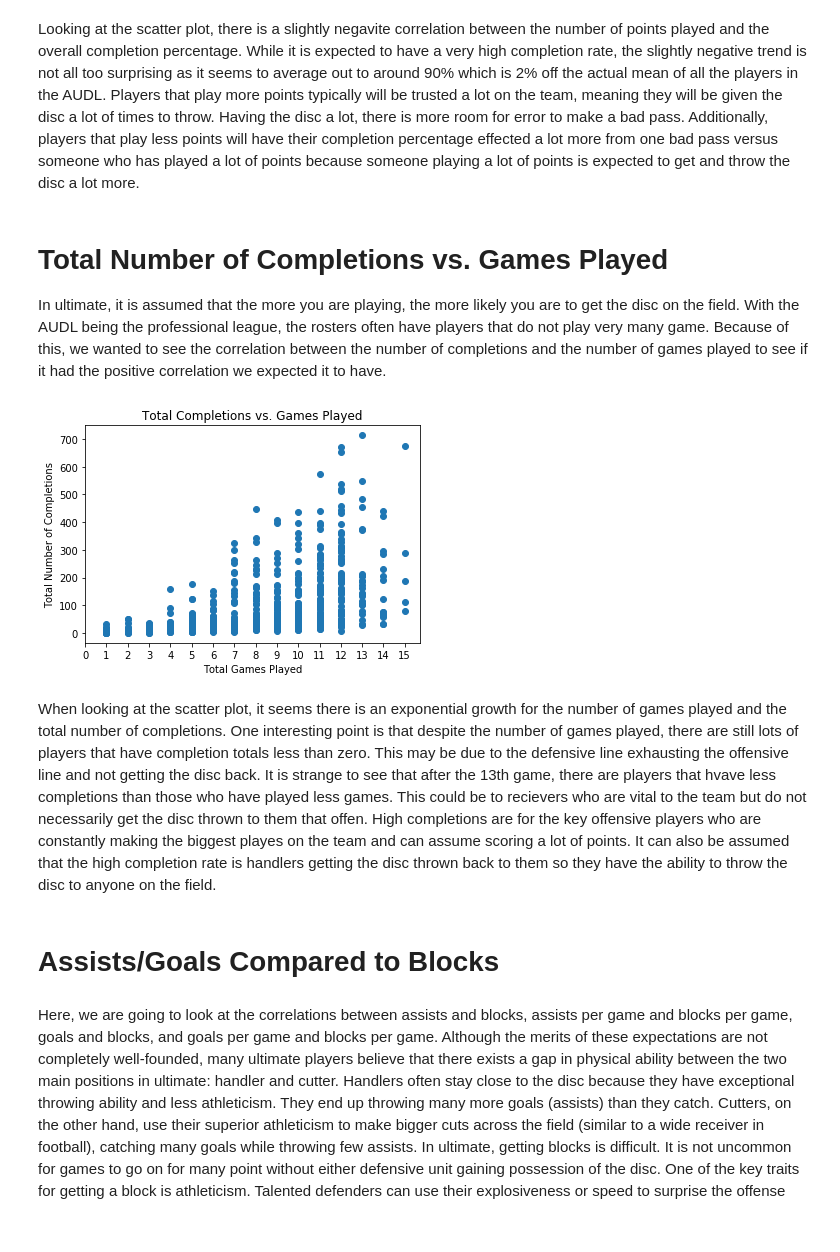
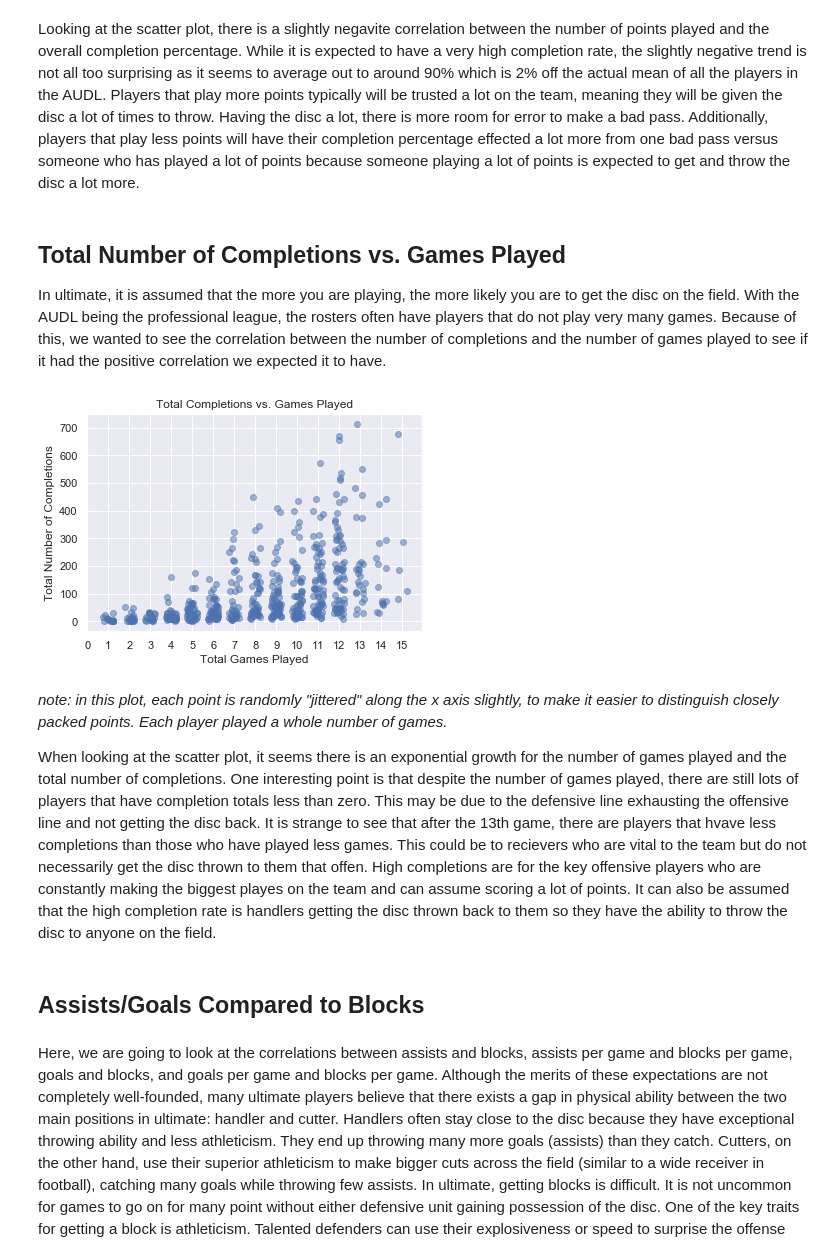
Before and after one commit to Samcfuchs/2950, a Jupyter notebook: notebooks/main.ipynb, the cells around one changed output. Saved outputs shown, nothing was run; the diff lists cells and outputs as text; code cells hidden in the pictures; blank space fills up the shorter version.

```diff
--- a/notebooks/main.ipynb
+++ b/notebooks/main.ipynb
@@ -51,3 +56,5 @@ These associate players with teams, and are parsed from individual team pages at
 # %%
-rosters = pd.read_csv("../data/player_info.csv", index_col=0)
+rosters = pd.read_csv("../data/rosters.csv", index_col=0)
+
+print(rosters.shape)
 rosters.head()
@@ -217,22 +212,25 @@ The mean completion percent:  91.7728752260398 %
 # %% [markdown]
 Looking at the scatter plot, there is a slightly negavite correlation between the number of points played and the overall completion percentage. While it is expected to have a very high completion rate, the slightly negative trend is not all too surprising as it seems to average out to around 90% which is 2% off the actual mean of all the players in the AUDL. Players that play more points typically will be trusted a lot on the team, meaning they will be given the disc a lot of times to throw. Having the disc a lot, there is more room for error to make a bad pass. Additionally, players that play less points will have their completion percentage effected a lot more from one bad pass versus someone who has played a lot of points because someone playing a lot of points is expected to get and throw the disc a lot more.
 # %% [markdown]
-# Total Number of Completions vs. Games Played
+## Total Number of Completions vs. Games Played
 
-In ultimate, it is assumed that the more you are playing, the more likely you are to get the disc on the field. With the AUDL being the professional league, the rosters often have players that do not play very many game. Because of this, we wanted to see the correlation between the number of completions and the number of games played to see if it had the positive correlation we expected it to have.
+In ultimate, it is assumed that the more you are playing, the more likely you are to get the disc on the field. With the AUDL being the professional league, the rosters often have players that do not play very many games. Because of this, we wanted to see the correlation between the number of completions and the number of games played to see if it had the positive correlation we expected it to have.
 # %%
-plt.scatter(data['G'], data['CMP'])
+noise = (np.random.random(size=data.shape[0]) - 0.5) * 0.5
+plt.scatter(data['G'] + noise, data['CMP'], alpha=0.5)
 plt.ylabel("Total Number of Completions")
 plt.xlabel("Total Games Played")
 plt.xticks(range(0,16))
 plt.title("Total Completions vs. Games Played")
 plt.show()
 # %% [output]
-[figure, old version]
+[figure, new version]
 # %% [markdown]
+*note: in this plot, each point is randomly "jittered" along the x axis slightly, to make it easier to distinguish closely packed points. Each player played a whole number of games.*
+
 When looking at the scatter plot, it seems there is an exponential growth for the number of games played and the total number of completions. One interesting point is that despite the number of games played, there are still lots of players that have completion totals less than zero. This may be due to the defensive line exhausting the offensive line and not getting the disc back. It is strange to see that after the 13th game, there are players that hvave less completions than those who have played less games. This could be to recievers who are vital to the team but do not necessarily get the disc thrown to them that offen. High completions are for the key offensive players who are constantly making the biggest playes on the team and can assume scoring a lot of points. It can also be assumed that the high completion rate is handlers getting the disc thrown back to them so they have the ability to throw the disc to anyone on the field.
 # %% [markdown]
-# Assists/Goals Compared to Blocks
+## Assists/Goals Compared to Blocks
 # %% [markdown]
 Here, we are going to look at the correlations between assists and blocks, assists per game and blocks per game, goals and blocks, and goals per game and blocks per game. Although the merits of these expectations are not completely well-founded, many ultimate players believe that there exists a gap in physical ability between the two main positions in ultimate: handler and cutter. Handlers often stay close to the disc because they have exceptional throwing ability and less athleticism. They end up throwing many more goals (assists) than they catch. Cutters, on the other hand, use their superior athleticism to make bigger cuts across the field (similar to a wide receiver in football), catching many goals while throwing few assists. In ultimate, getting blocks is difficult. It is not uncommon for games to go on for many point without either defensive unit gaining possession of the disc. One of the key traits for getting a block is athleticism. Talented defenders can use their explosiveness or speed to surprise the offense and gain possession of the disc for their team with a well-timed dive or jump. Below, we aim to see if there is any support for the above notion in the data. If there is, we would expect a negative or weak positive correlation between assists and blocks, and a medium or string positive correlation between goals and blocks.
 # %%
```
Also changed, not shown: parts of 40 cells of this notebook.
